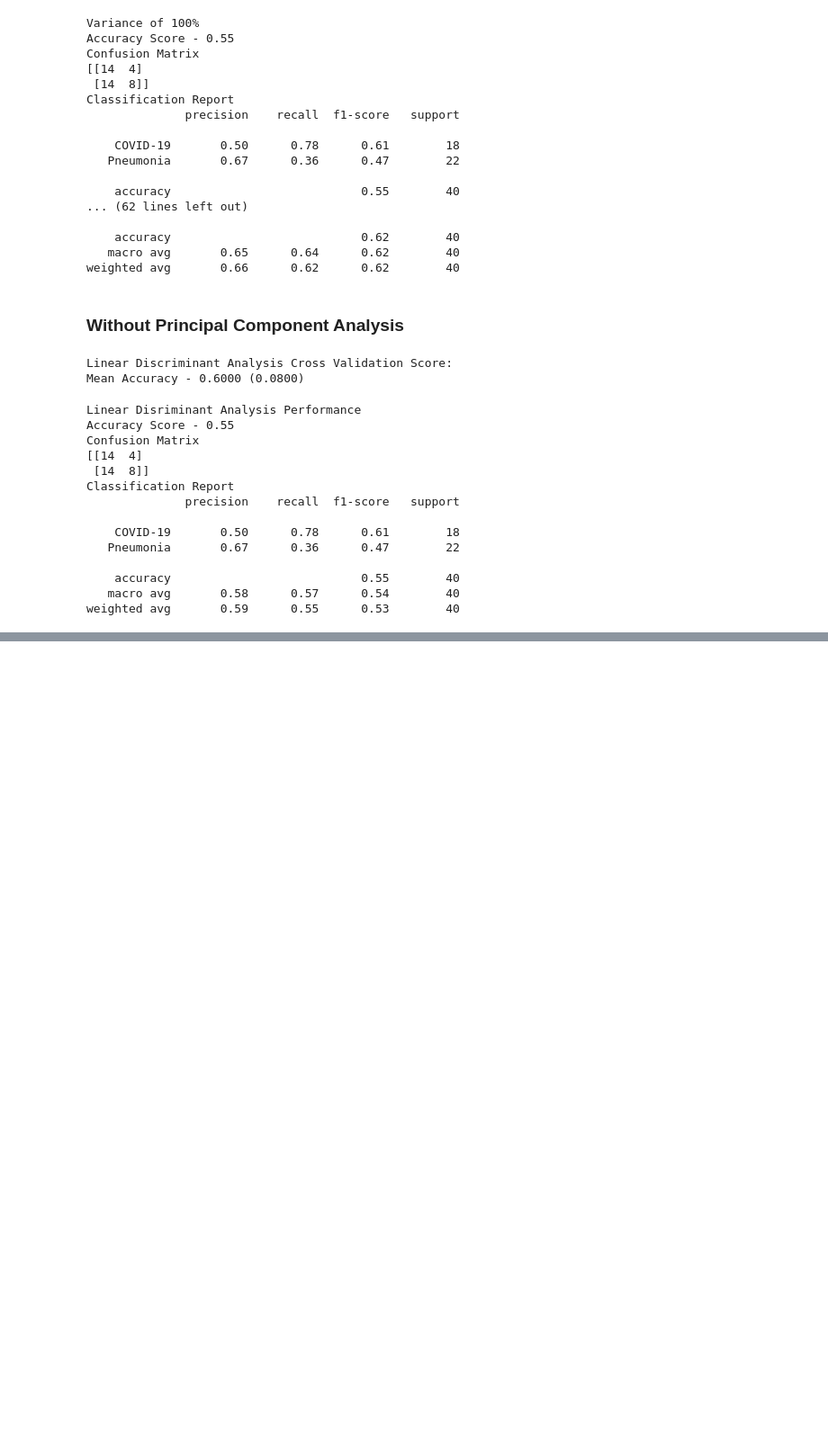
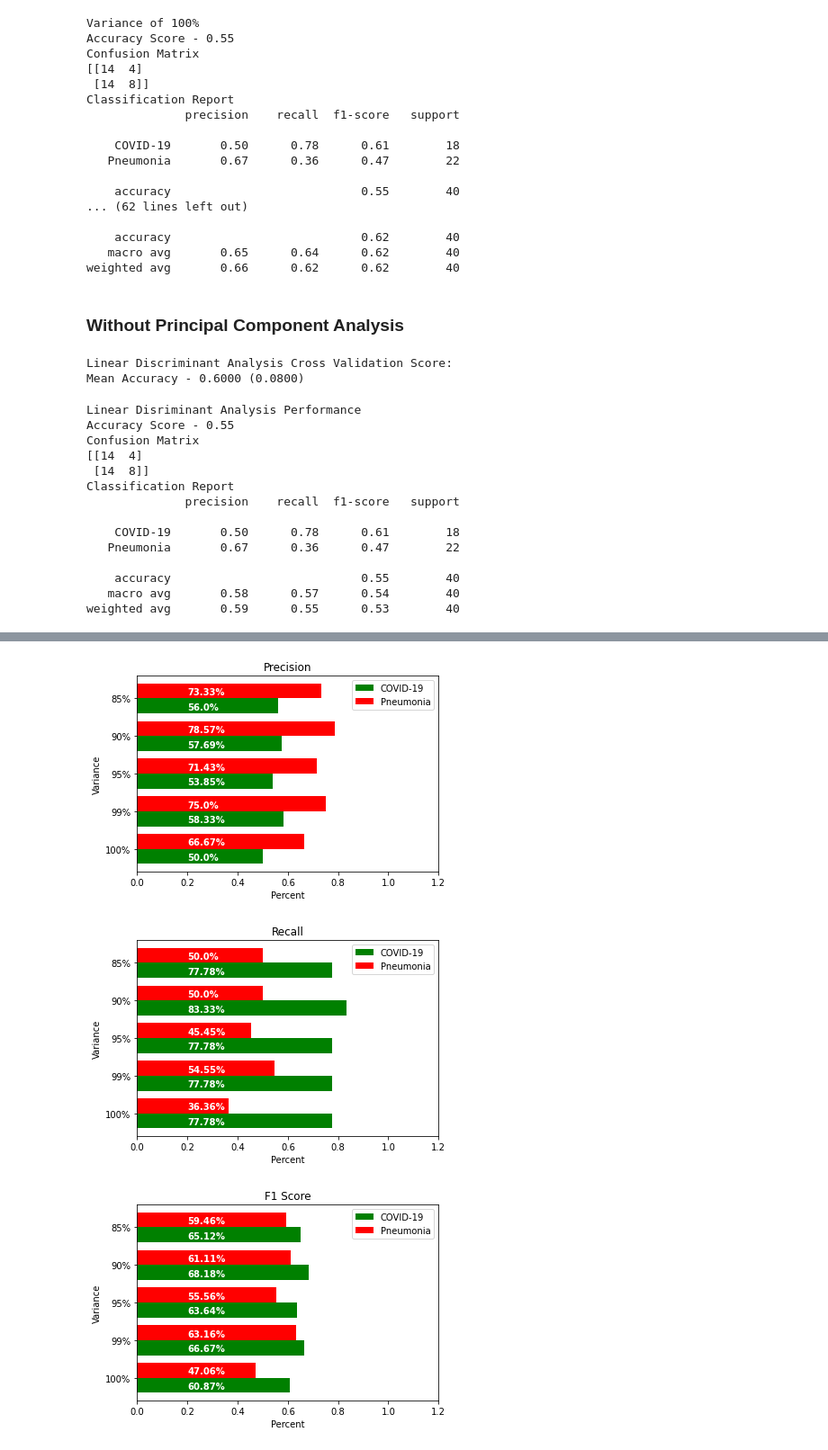
Before and after one commit to artisan7/thesis_stuff, a Jupyter notebook: model test/model-covid-pneu.ipynb, the cells around one changed output, grey strips where cells are left out. Shown at 90% size. Saved outputs shown, nothing was run; the diff lists cells and outputs as text; code cells hidden in the pictures; blank space fills up the shorter version.

```diff
--- a/model test/model-covid-pneu.ipynb
+++ b/model test/model-covid-pneu.ipynb
@@ -256,0 +293,45 @@ Accuracy Score - 0.65
+# %%
+#Function for Classification Report Horizontal Bar Graph.
+# Applicable for 2 class only
+def barHCustom(title, scoreFunction, results, class_labels):
+
+    def textBarh(starting, variance, fontweight='regular'):
+        ax.text(0.2, starting, str(round(variance, 2)) + '%', color='white', fontweight='bold', fontsize="medium")
+
+    #Get data score of each label
+    data = [
+        [scoreFunction(r, "COVID-19") for r in results],
+        [scoreFunction(r, "Pneumonia") for r in results]
+    ]
+
+    ind = np.arange(5)
+    width = 0.4
+
+    fig, ax = plt.subplots()
+    ax.barh(ind + 0.20, data[0], width, color='green', label=class_labels[0])
+    ax.barh(ind + 0.60, data[1], width, color='red', label=class_labels[1])
+
+    starting = 0.1
+    for d in data[0]:
+        textBarh(starting, d*100)
+        starting = starting + 1
+
+    starting = 0.5
+    for d in data[1]:
+        textBarh(starting, d*100)
+        starting = starting + 1
+
+    ax.set(yticks=ind + width, yticklabels=['100%', '99%', '95%', "90%", "85%"], ylim=[2*width - 1, 5], xlim=[0, 1.2])
+    ax.legend()
+    ax.set_ylabel('Variance')
+    ax.set_xlabel('Percent')
+    plt.title(title)
+    plt.show()
+# %%
+barHCustom("Precision", getPrecisionScore, results, class_labels=['COVID-19', 'Pneumonia'])
+barHCustom("Recall", getRecallScore, results, class_labels=['COVID-19', 'Pneumonia'])
+barHCustom("F1 Score", getF1Score, results, class_labels=['COVID-19', 'Pneumonia'])
+# %% [output]
+[figure, added]
+[figure, added]
+[figure, added]
```
Also changed, not shown: parts of 5 cells of this notebook, 6 other files.
